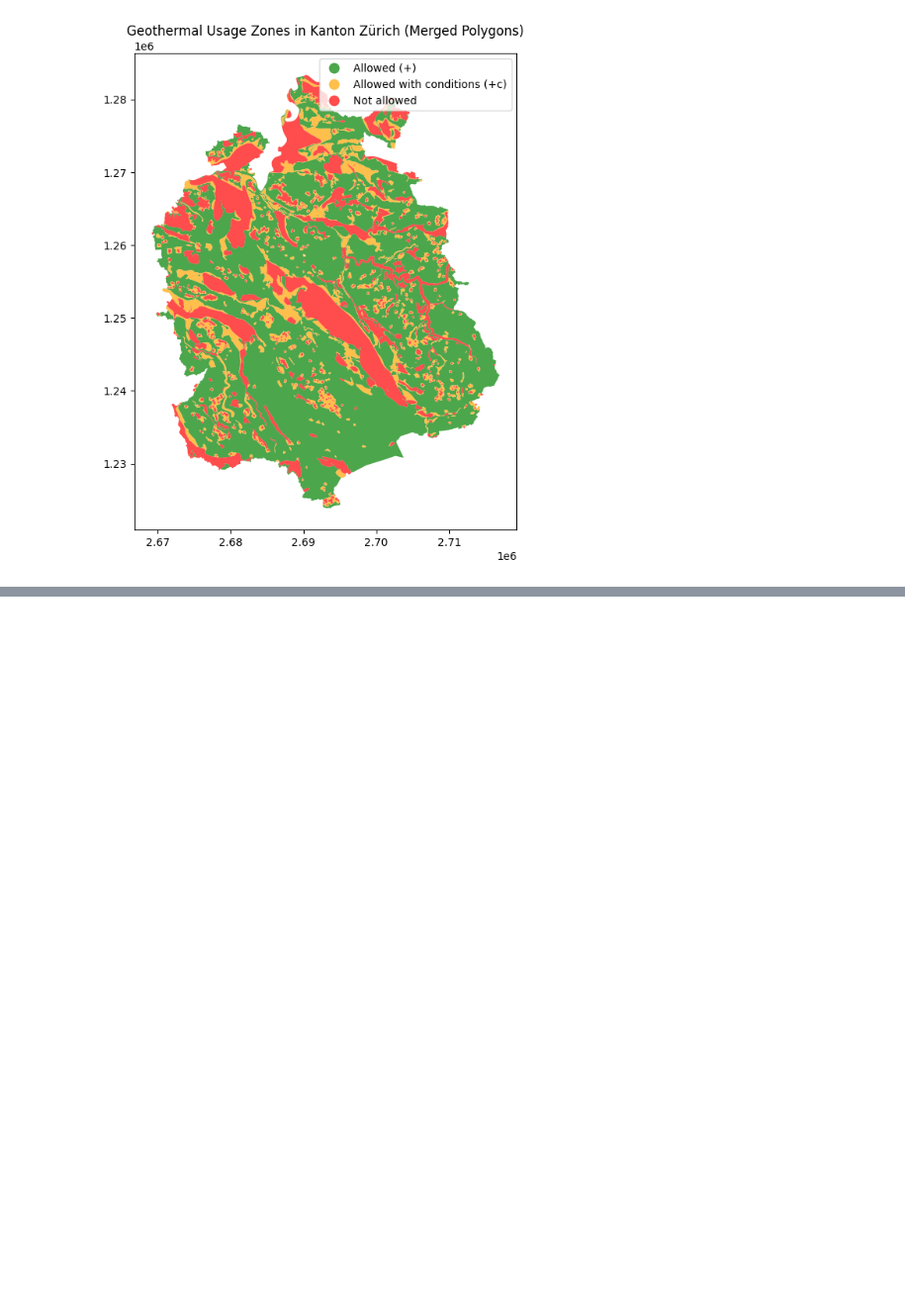
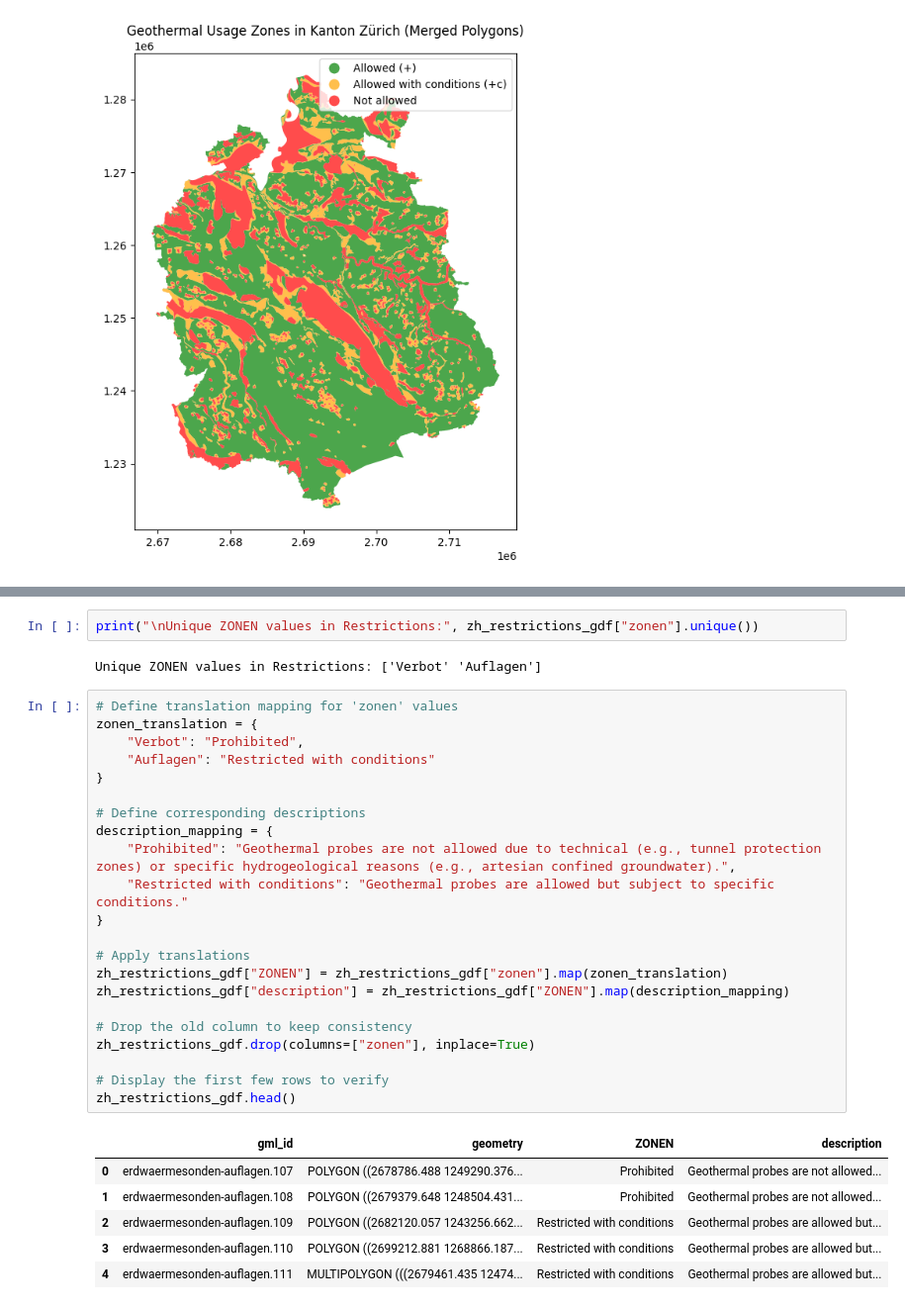
Before and after one commit to leinadher/GeoThesis, a Jupyter notebook: 02_extraction_zh_erdwärmezonen.ipynb, the cells around one changed output, grey strips where cells are left out. Shown at 99% size. Saved outputs shown, nothing was run; the diff lists cells and outputs as text; blank space fills up the shorter version.

```diff
--- a/02_extraction_zh_erdwärmezonen.ipynb
+++ b/02_extraction_zh_erdwärmezonen.ipynb
@@ -398 +385,34 @@ plt.show()
+# %%
+print("\nUnique ZONEN values in Restrictions:", zh_restrictions_gdf["zonen"].unique())
+# %% [output]
+Unique ZONEN values in Restrictions: ['Verbot' 'Auflagen']
+# %%
+# Define translation mapping for 'zonen' values
+zonen_translation = {
+    "Verbot": "Prohibited",
+    "Auflagen": "Restricted with conditions"
+}
+
+# Define corresponding descriptions
+description_mapping = {
+    "Prohibited": "Geothermal probes are not allowed due to technical (e.g., tunnel protection zones) or specific hydrogeological reasons (e.g., artesian confined groundwater).",
+    "Restricted with conditions": "Geothermal probes are allowed but subject to specific conditions."
+}
+
+# Apply translations
+zh_restrictions_gdf["ZONEN"] = zh_restrictions_gdf["zonen"].map(zonen_translation)
+zh_restrictions_gdf["description"] = zh_restrictions_gdf["ZONEN"].map(description_mapping)
+
+# Drop the old column to keep consistency
+zh_restrictions_gdf.drop(columns=["zonen"], inplace=True)
+
+# Display the first few rows to verify
+zh_restrictions_gdf.head()
+# %% [output]
+|  | gml_id | geometry | ZONEN | description |
+| 0 | erdwaermesonden-auflagen.107 | POLYGON ((2678786.488 1249290.376... | Prohibited | Geothermal probes are not allowed... |
+| 1 | erdwaermesonden-auflagen.108 | POLYGON ((2679379.648 1248504.431... | Prohibited | Geothermal probes are not allowed... |
+| 2 | erdwaermesonden-auflagen.109 | POLYGON ((2682120.057 1243256.662... | Restricted with conditions | Geothermal probes are allowed but... |
+| 3 | erdwaermesonden-auflagen.110 | POLYGON ((2699212.881 1268866.187... | Restricted with conditions | Geothermal probes are allowed but... |
+| 4 | erdwaermesonden-auflagen.111 | MULTIPOLYGON (((2679461.435 12474... | Restricted with conditions | Geothermal probes are allowed but... |
 # %%
```
Also changed, not shown: parts of 16 cells of this notebook.
